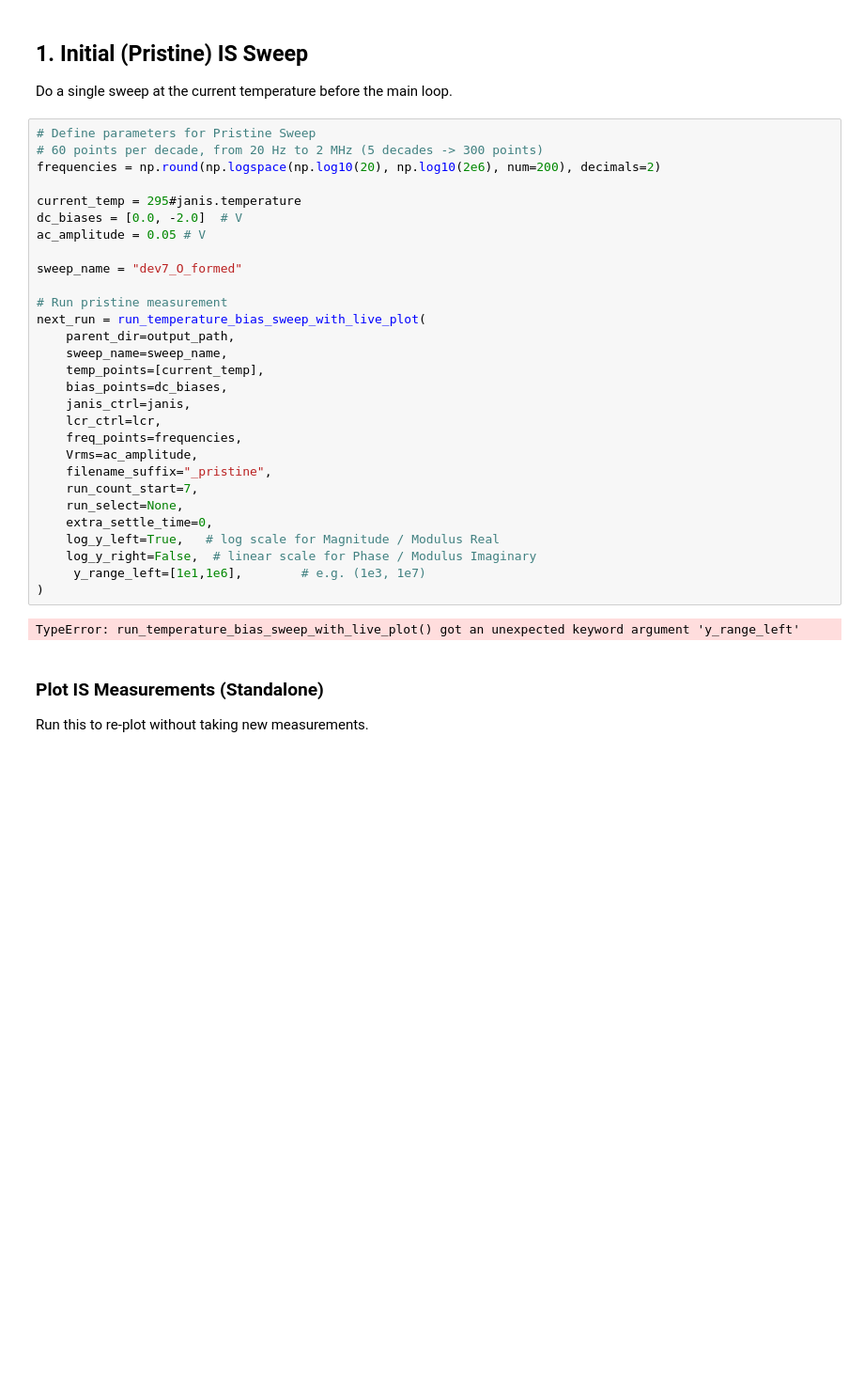
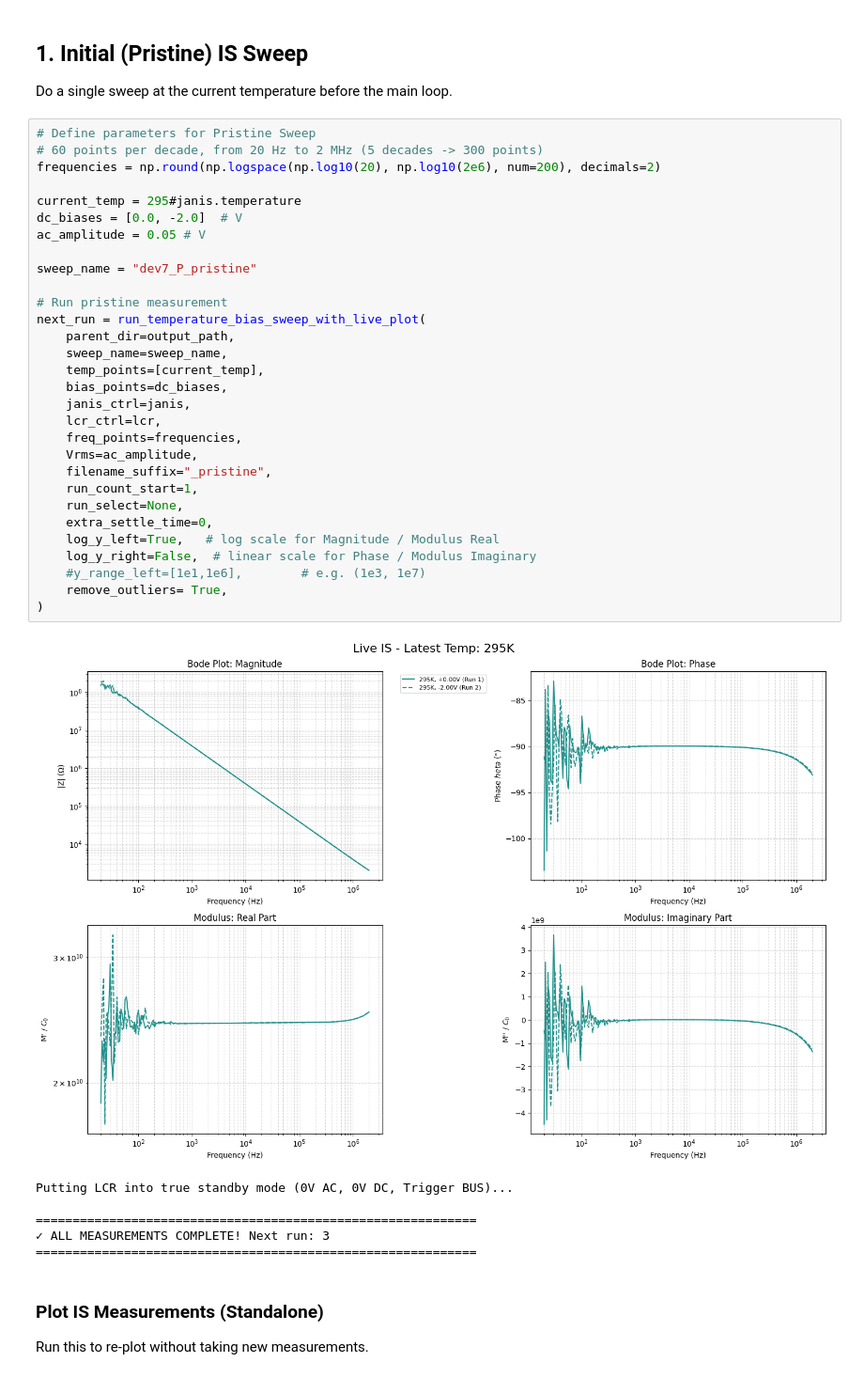
Before and after one commit to hc3413/Instrument_Control_Python, a Jupyter notebook: Jupyter Scripts/Agilent_Janis_Control.ipynb, the cells around one changed output. Shown at 94% size. Saved outputs shown, nothing was run; the diff lists cells and outputs as text; blank space fills up the shorter version.

```diff
--- a/Jupyter Scripts/Agilent_Janis_Control.ipynb
+++ b/Jupyter Scripts/Agilent_Janis_Control.ipynb
@@ -116,34 +126,40 @@ Do a single sweep at the current temperature before the main loop.
 # %%
 # Define parameters for Pristine Sweep
 # 60 points per decade, from 20 Hz to 2 MHz (5 decades -> 300 points)
 frequencies = np.round(np.logspace(np.log10(20), np.log10(2e6), num=200), decimals=2)
 
 current_temp = 295#janis.temperature
 dc_biases = [0.0, -2.0]  # V
 ac_amplitude = 0.05 # V
 
-sweep_name = "dev7_O_formed"
+sweep_name = "dev7_P_pristine"
 
 # Run pristine measurement
 next_run = run_temperature_bias_sweep_with_live_plot(
     parent_dir=output_path,
     sweep_name=sweep_name,
     temp_points=[current_temp],
     bias_points=dc_biases,
     janis_ctrl=janis,
     lcr_ctrl=lcr,
     freq_points=frequencies,
     Vrms=ac_amplitude,
     filename_suffix="_pristine",
-    run_count_start=7,
+    run_count_start=1,
     run_select=None,
     extra_settle_time=0,
     log_y_left=True,   # log scale for Magnitude / Modulus Real
     log_y_right=False,  # linear scale for Phase / Modulus Imaginary
-     y_range_left=[1e1,1e6],        # e.g. (1e3, 1e7)
+    #y_range_left=[1e1,1e6],        # e.g. (1e3, 1e7)
+    remove_outliers= True,
 )
 # %% [output]
+[figure, added]
-TypeError: run_temperature_bias_sweep_with_live_plot() got an unexpected keyword argument 'y_range_left'
+Putting LCR into true standby mode (0V AC, 0V DC, Trigger BUS)...
+
+============================================================
+✓ ALL MEASUREMENTS COMPLETE! Next run: 3
+============================================================
 # %% [markdown]
 ### Plot IS Measurements (Standalone)
 Run this to re-plot without taking new measurements.
```
Also changed, not shown: parts of 2 cells of this notebook.
